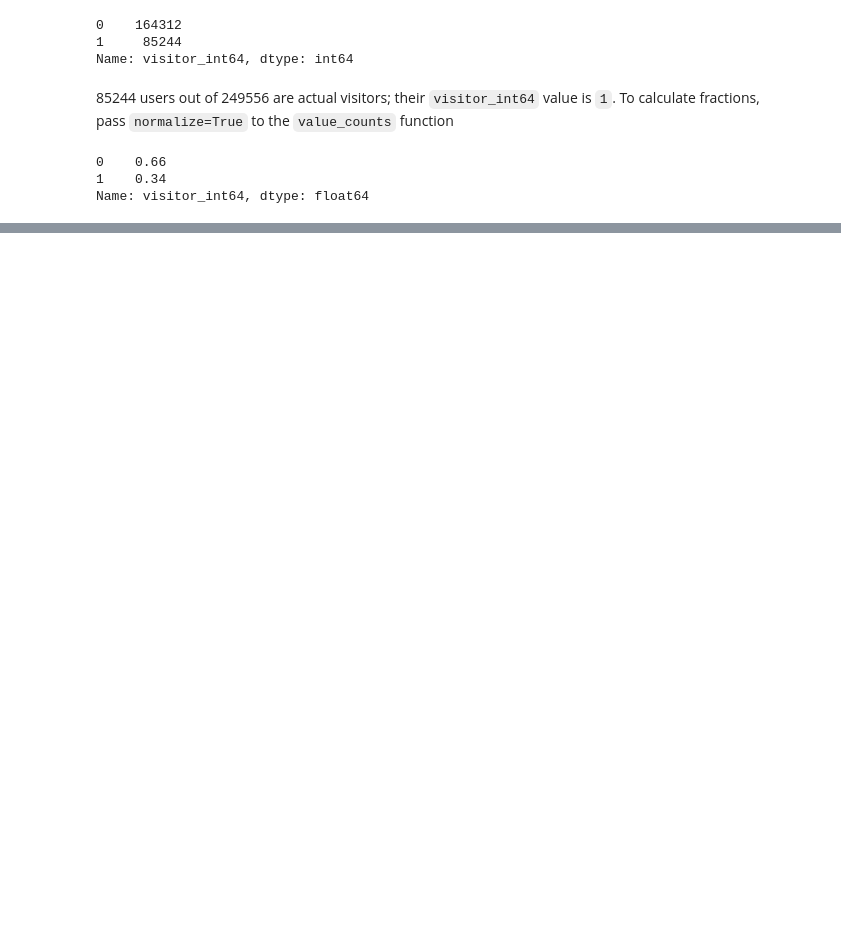
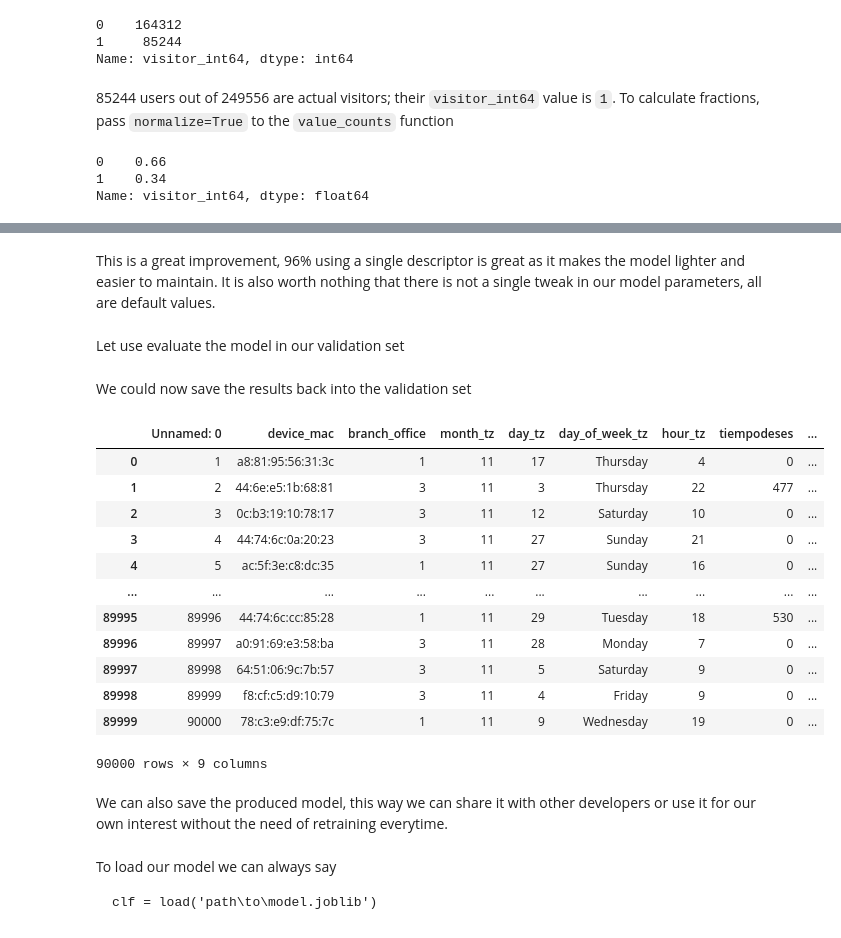
Before and after one commit to RubenAMtz/devf, a Jupyter notebook: main.ipynb, the cells around one changed output, grey strips where cells are left out. Drawn from its saved outputs; the diff is of its cells as text; code cells hidden in the pictures; blank space fills up the shorter version.

````diff
--- a/main.ipynb
+++ b/main.ipynb
@@ -298,0 +349,4 @@ df_e.sort_values(by=["month_tz", "day_tz", "hour_tz"], ascending=[True, True, Tr
+# %%
+model = SelectFromModel(clf, prefit=True)
+X_new = model.transform(X)
+X_new.shape
@@ -298,0 +359,9 @@ df_e.sort_values(by=["month_tz", "day_tz", "hour_tz"], ascending=[True, True, Tr
+# %%
+from sklearn.model_selection import train_test_split
+
+X_train, X_test, y_train, y_test = train_test_split(
+    X_new, y, test_size=0.3, random_state=0)
+
+# train a new classifier with the training data
+clf_new = ExtraTreesClassifier(n_estimators=50)
+clf_new = clf_new.fit(X_train, y_train)
@@ -298,0 +374,40 @@ df_e.sort_values(by=["month_tz", "day_tz", "hour_tz"], ascending=[True, True, Tr
+# %% [markdown]
+This is a great improvement, 96% using a single descriptor is great as it makes the model lighter and easier to maintain. It is also worth nothing that there is not a single tweak in our model parameters, all are default values.
+# %% [markdown]
+Let use evaluate the model in our validation set
+# %%
+# load validation set
+df_v = pd.read_csv(VALIDATION_SET)
+
+# we don't need to run the same pre-processing steps as we will
+# go ahead and select feature that is ready.
+
+# get descriptive variable tiempodeses
+X_columns = df_v.loc[:, df_v.columns.isin(['tiempodeses'])].columns.values
+y_column = None
+
+X_val, y_val = load_dataset(df_v, X_columns, y_column)
+
+prediction = clf_new.predict(X_val)
+# %% [markdown]
+We could now save the results back into the validation set
+# %%
+df_v['predicted_visitor'] = prediction
+# %%
+df_v
+# %% [output]
+|  | Unnamed: 0 | device_mac | branch_office | month_tz | day_tz | day_of_week_tz | hour_tz | tiempodeses | ... |
+| 0 | 1 | a8:81:95:56:31:3c | 1 | 11 | 17 | Thursday | 4 | 0 | ... |
+| 1 | 2 | 44:6e:e5:1b:68:81 | 3 | 11 | 3 | Thursday | 22 | 477 | ... |
+| 2 | 3 | 0c:b3:19:10:78:17 | 3 | 11 | 12 | Saturday | 10 | 0 | ... |
+| 3 | 4 | 44:74:6c:0a:20:23 | 3 | 11 | 27 | Sunday | 21 | 0 | ... |
+| 4 | 5 | ac:5f:3e:c8:dc:35 | 1 | 11 | 27 | Sunday | 16 | 0 | ... |
+| ... | ... | ... | ... | ... | ... | ... | ... | ... | ... |
+| 89995 | 89996 | 44:74:6c:cc:85:28 | 1 | 11 | 29 | Tuesday | 18 | 530 | ... |
+| 89996 | 89997 | a0:91:69:e3:58:ba | 3 | 11 | 28 | Monday | 7 | 0 | ... |
+| 89997 | 89998 | 64:51:06:9c:7b:57 | 3 | 11 | 5 | Saturday | 9 | 0 | ... |
+| 89998 | 89999 | f8:cf:c5:d9:10:79 | 3 | 11 | 4 | Friday | 9 | 0 | ... |
+| 89999 | 90000 | 78:c3:e9:df:75:7c | 1 | 11 | 9 | Wednesday | 19 | 0 | ... |
+90000 rows × 9 columns
+# %% [markdown]
+We can also save the produced model, this way we can share it with other developers or use it for our own interest without the need of retraining everytime.
@@ -298,0 +421,5 @@ df_e.sort_values(by=["month_tz", "day_tz", "hour_tz"], ascending=[True, True, Tr
+# %% [markdown]
+To load our model we can always say
+```
+clf = load('path\to\model.joblib')
+```
````
Also changed, not shown: parts of 65 cells of this notebook, 4 other files.
